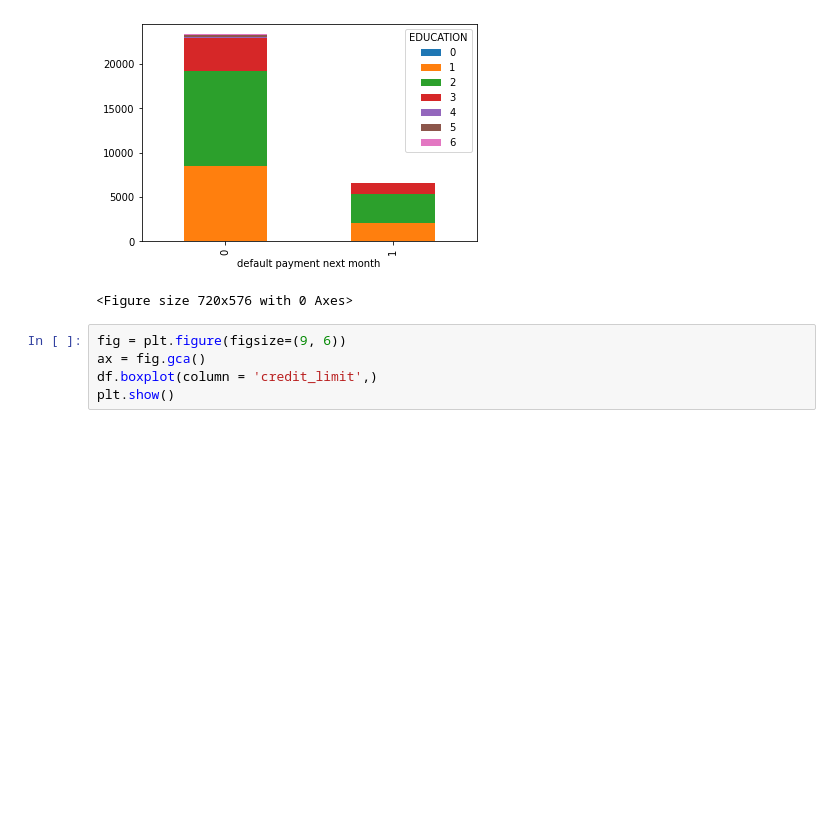
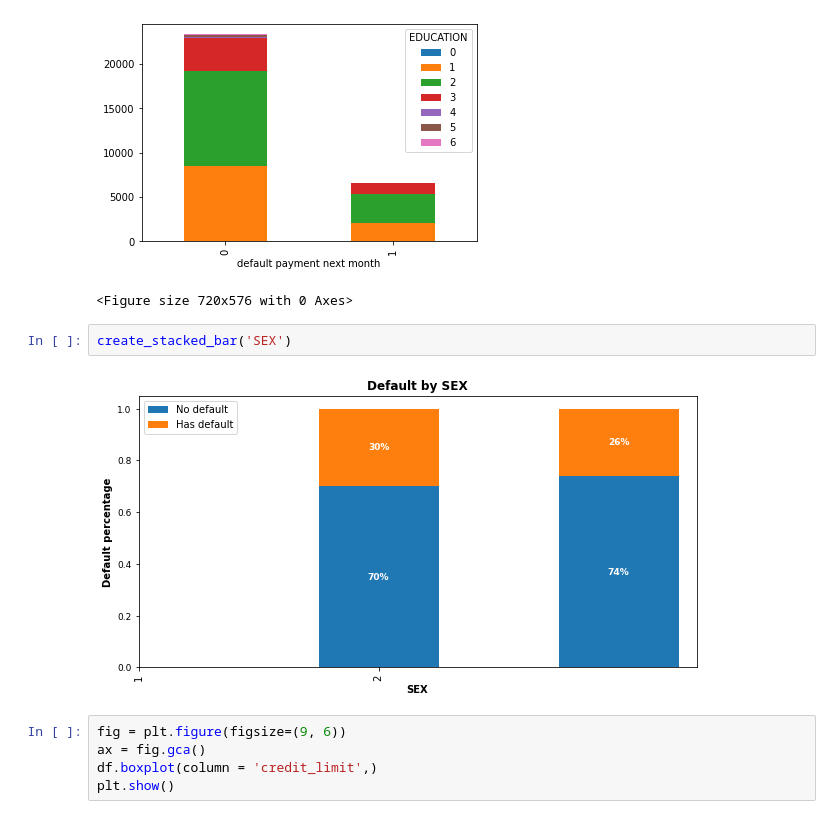
Before and after one commit to VaideswarReddy/Credit_card_default_prediction, a Jupyter notebook: Vaideswar_Reddy_Team_3_Capstone_Project_3.ipynb, the cells around one changed output. Cells and saved outputs as stored; diff of their text form; blank space fills up the shorter version.

```diff
--- a/Vaideswar_Reddy_Team_3_Capstone_Project_3.ipynb
+++ b/Vaideswar_Reddy_Team_3_Capstone_Project_3.ipynb
@@ -282,6 +282,10 @@ df.groupby(['default payment next month', 'EDUCATION']).size().unstack().plot(ki
 <Figure size 720x576 with 0 Axes>
 [figure]
 <Figure size 720x576 with 0 Axes>
+# %%
+create_stacked_bar('SEX')
+# %% [output]
+[figure, added]
 # %%
 fig = plt.figure(figsize=(9, 6))
 ax = fig.gca()
```
Also changed, not shown: parts of 16 cells of this notebook.
